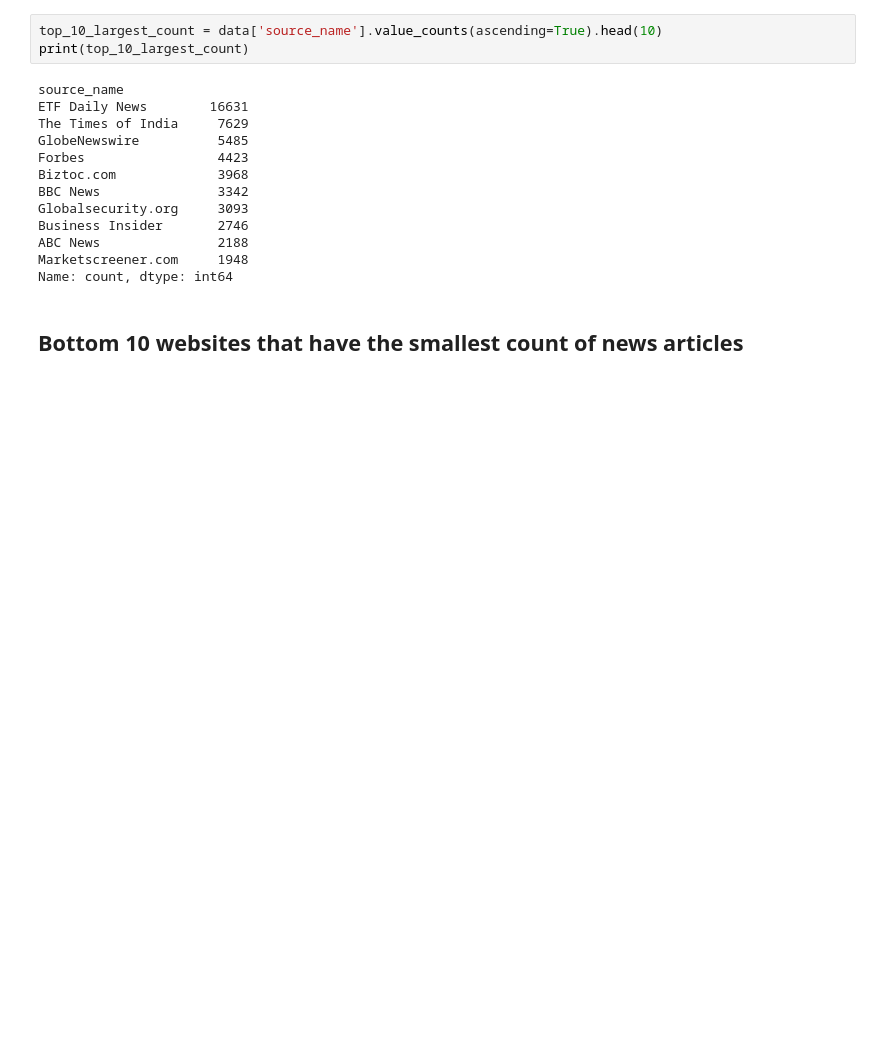
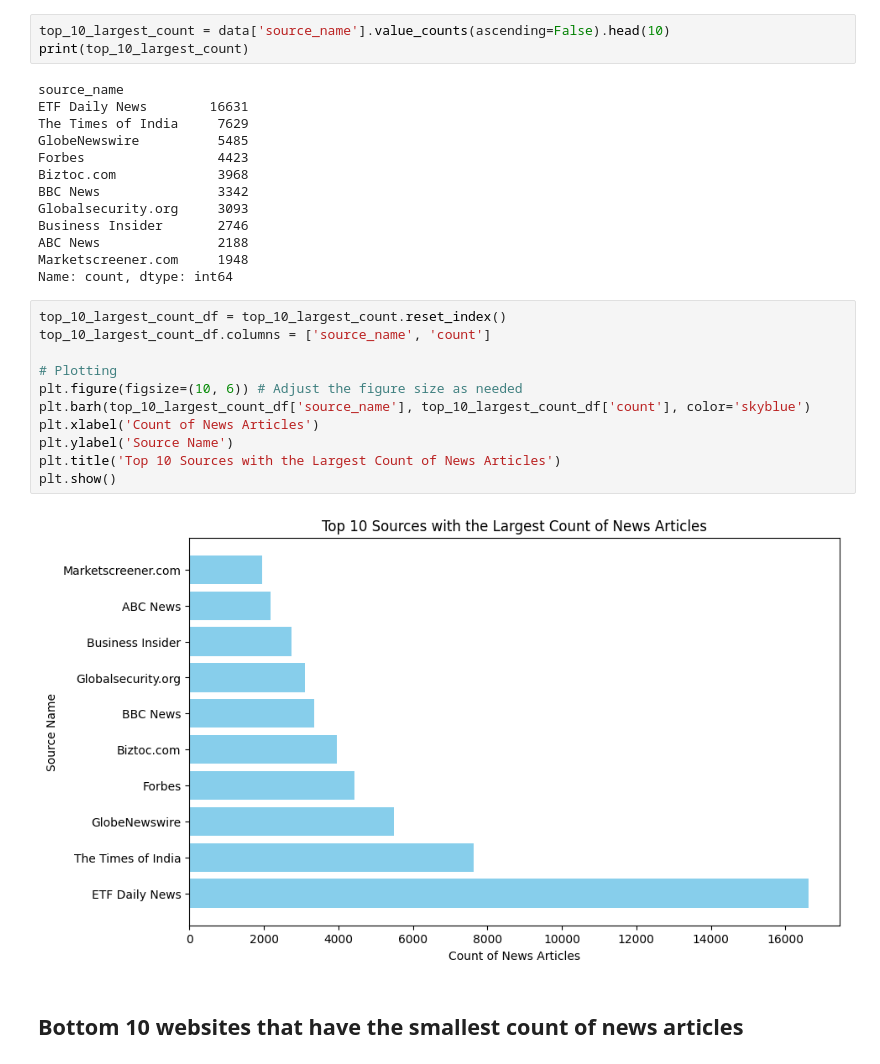
Before and after one commit to teddycheru/news_correlation_10ac_week0, a Jupyter notebook: notebooks/parse_news_data.ipynb, the cells around one changed output. Saved outputs shown, nothing was run; the diff lists cells and outputs as text; blank space fills up the shorter version.

Commit message:
Inserted Plots

```diff
--- a/notebooks/parse_news_data.ipynb
+++ b/notebooks/parse_news_data.ipynb
@@ -102,7 +103,7 @@ domains_location.head()
 # %% [markdown]
 ## Top 10 websites that have the largest count of news articles
 # %%
-top_10_largest_count = data['source_name'].value_counts(ascending=True).head(10)
+top_10_largest_count = data['source_name'].value_counts(ascending=False).head(10)
 print(top_10_largest_count)
 # %% [output]
 source_name
@@ -117,6 +118,19 @@ Business Insider       2746
 ABC News               2188
 Marketscreener.com     1948
 Name: count, dtype: int64
+# %%
+top_10_largest_count_df = top_10_largest_count.reset_index()
+top_10_largest_count_df.columns = ['source_name', 'count']
+
+# Plotting
+plt.figure(figsize=(10, 6)) # Adjust the figure size as needed
+plt.barh(top_10_largest_count_df['source_name'], top_10_largest_count_df['count'], color='skyblue')
+plt.xlabel('Count of News Articles')
+plt.ylabel('Source Name')
+plt.title('Top 10 Sources with the Largest Count of News Articles')
+plt.show()
+# %% [output]
+[figure, added]
 # %% [markdown]
 ## Bottom 10 websites that have the smallest count of news articles
 # %%
```
Also changed, not shown: parts of 3 cells of this notebook.
